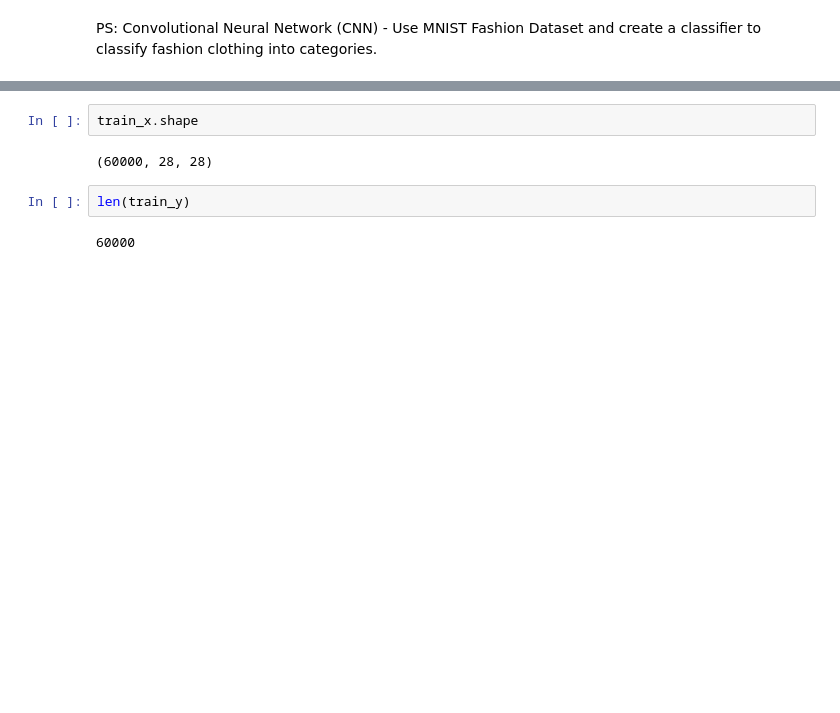
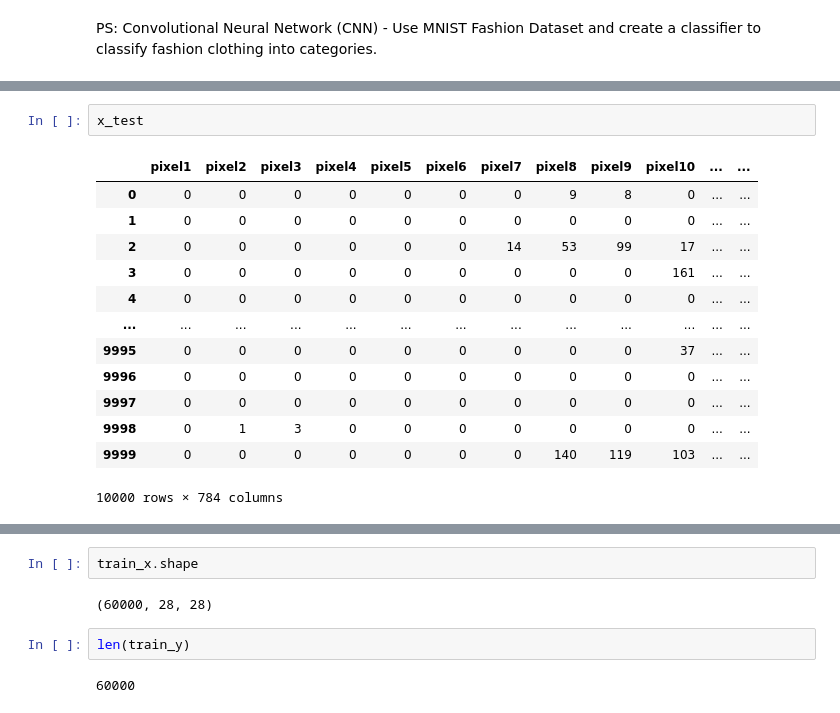
Before and after one commit to tejwhatsnew/LP5, a Jupyter notebook: DL/3_Classification_MNIST_dataset_CNN.ipynb, the cells around one changed output, grey strips where cells are left out. Cells and saved outputs as stored; diff of their text form; blank space fills up the shorter version.

```diff
--- a/DL/3_Classification_MNIST_dataset_CNN.ipynb
+++ b/DL/3_Classification_MNIST_dataset_CNN.ipynb
@@ -2,0 +17,16 @@ PS: Convolutional Neural Network (CNN) - Use MNIST Fashion Dataset and create a
+# %%
+x_test
+# %% [output]
+|  | pixel1 | pixel2 | pixel3 | pixel4 | pixel5 | pixel6 | pixel7 | pixel8 | pixel9 | pixel10 | ... | ... |
+| 0 | 0 | 0 | 0 | 0 | 0 | 0 | 0 | 9 | 8 | 0 | ... | ... |
+| 1 | 0 | 0 | 0 | 0 | 0 | 0 | 0 | 0 | 0 | 0 | ... | ... |
+| 2 | 0 | 0 | 0 | 0 | 0 | 0 | 14 | 53 | 99 | 17 | ... | ... |
+| 3 | 0 | 0 | 0 | 0 | 0 | 0 | 0 | 0 | 0 | 161 | ... | ... |
+| 4 | 0 | 0 | 0 | 0 | 0 | 0 | 0 | 0 | 0 | 0 | ... | ... |
+| ... | ... | ... | ... | ... | ... | ... | ... | ... | ... | ... | ... | ... |
+| 9995 | 0 | 0 | 0 | 0 | 0 | 0 | 0 | 0 | 0 | 37 | ... | ... |
+| 9996 | 0 | 0 | 0 | 0 | 0 | 0 | 0 | 0 | 0 | 0 | ... | ... |
+| 9997 | 0 | 0 | 0 | 0 | 0 | 0 | 0 | 0 | 0 | 0 | ... | ... |
+| 9998 | 0 | 1 | 3 | 0 | 0 | 0 | 0 | 0 | 0 | 0 | ... | ... |
+| 9999 | 0 | 0 | 0 | 0 | 0 | 0 | 0 | 140 | 119 | 103 | ... | ... |
+10000 rows × 784 columns
```
Also changed, not shown: parts of 28 cells of this notebook.
